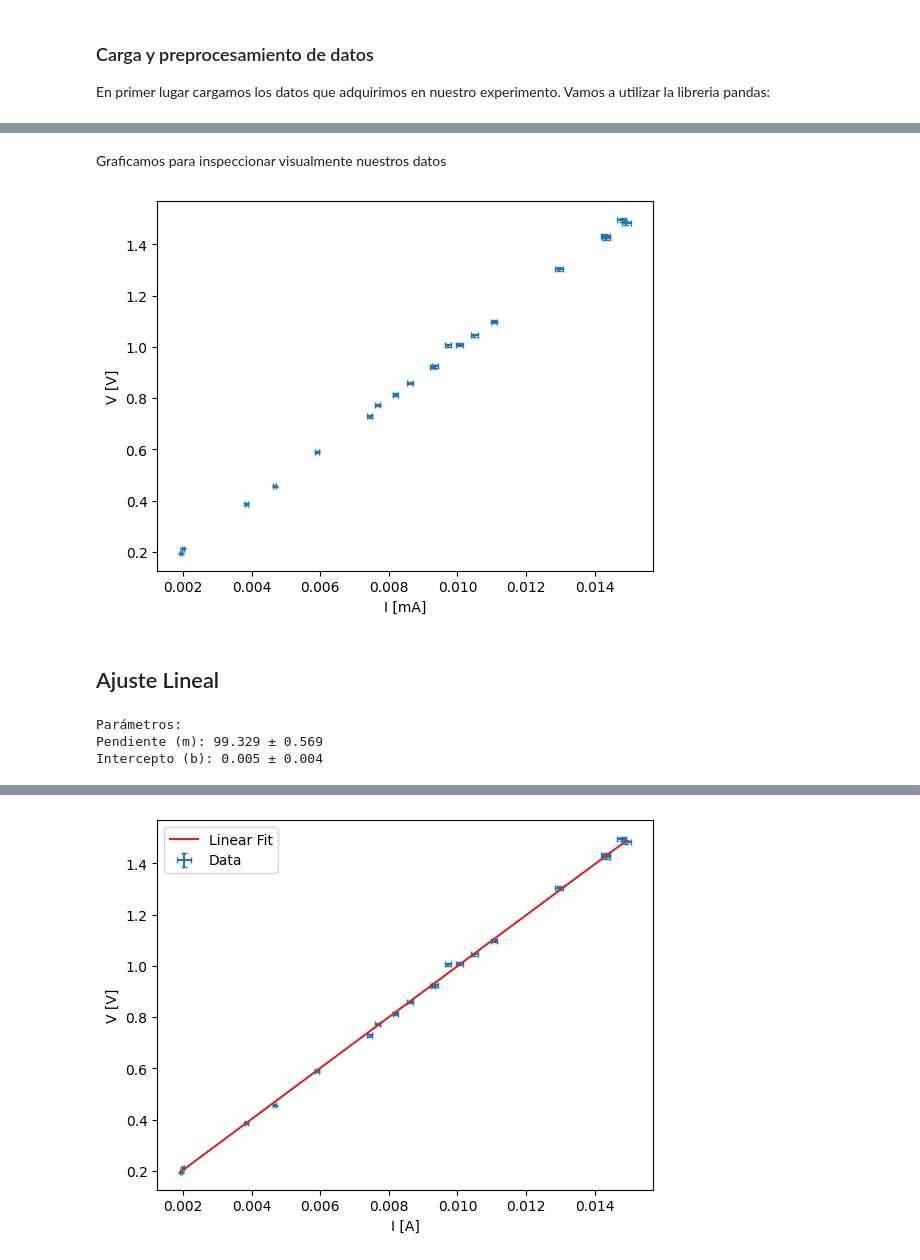
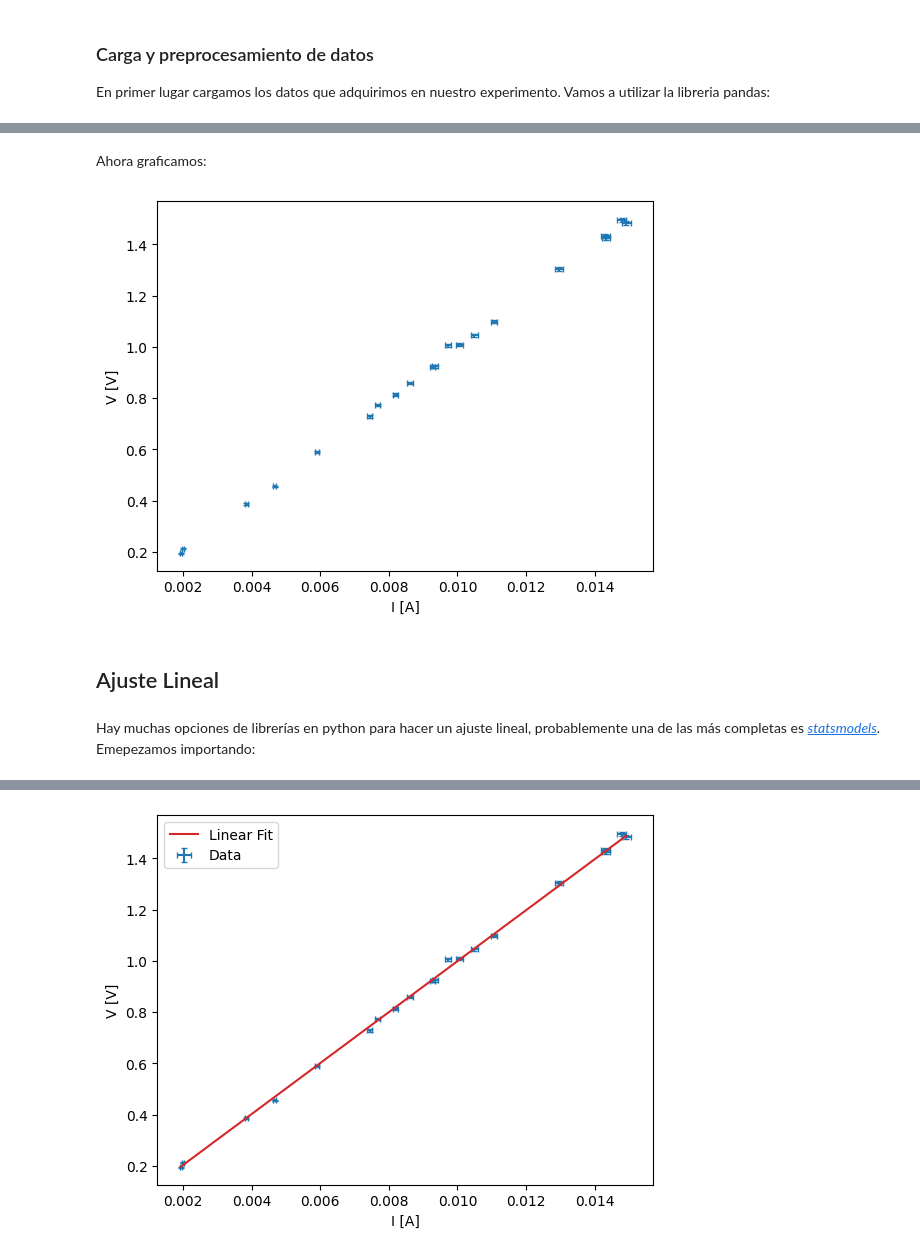
Before and after one commit to chacoma/LABO3_DF_UBA, a Jupyter notebook: Programas/Tutorial_Ajuste_lineal.ipynb, the cells around one changed output, grey strips where cells are left out. Cells and saved outputs as stored; diff of their text form; code cells hidden in the pictures.

```diff
--- a/Programas/Tutorial_Ajuste_lineal.ipynb
+++ b/Programas/Tutorial_Ajuste_lineal.ipynb
@@ -67,41 +86,20 @@ La corriente esta en $mA$, antes de analizar los datos divido por $1000$ a $I$ y
 # %%
 I=I/1000
 Ierr = Ierr/1000
-# %% [markdown]
-Graficamos para inspeccionar visualmente nuestros datos
+# %% [markdown]
+Ahora graficamos:
 # %%
 fig,ax = plt.subplots()
 
-ax.errorbar( x=I,y=V, xerr=Ierr, yerr=Verr, fmt='none', capsize=2)
+ax.errorbar( x=I,y=V, xerr=Ierr, yerr=Verr, fmt='none', capsize=2)      # Formato fmt='[tipo de punto][color]': fmt='none' sin formato, fmt='.r' puntos rojos
 
-ax.set_xlabel("I [mA]")
+ax.set_xlabel("I [A]")
 ax.set_ylabel("V [V]")
 
 plt.show()
 # %% [output]
-[figure, old version]
+[figure, new version]
 # %% [markdown]
 ## Ajuste Lineal
-# %%
-import statsmodels.api as sm
-
-w= 1/Verr**2
-
-# Añadir intercepto (sm.add_constant)
-Imatrix = sm.add_constant(I)  # Convierte I en matriz [1, I]
-
-# Modelo con pesos (1/yerr²)
-model = sm.WLS(V, Imatrix, weights=w)  # WLS = Weighted Least Squares
-results = model.fit()
-
-# Resultados detallados
-#print(results.summary())
-
-# Coeficientes (pendiente e intercepto) y errores
-print("\nParámetros:")
-print(f"Pendiente (m): {results.params[1]:.3f} ± {results.bse[1]:.3f}")
-print(f"Intercepto (b): {results.params[0]:.3f} ± {results.bse[0]:.3f}")
-# %% [output]
-Parámetros:
-Pendiente (m): 99.329 ± 0.569
-Intercepto (b): 0.005 ± 0.004
+# %% [markdown]
+Hay muchas opciones de librerías en python para hacer un ajuste lineal, probablemente una de las más completas es [*statsmodels*](https://www.statsmodels.org/stable/index.html). Emepezamos importando:
```
Also changed, not shown: parts of 26 cells of this notebook, 1 other file.
